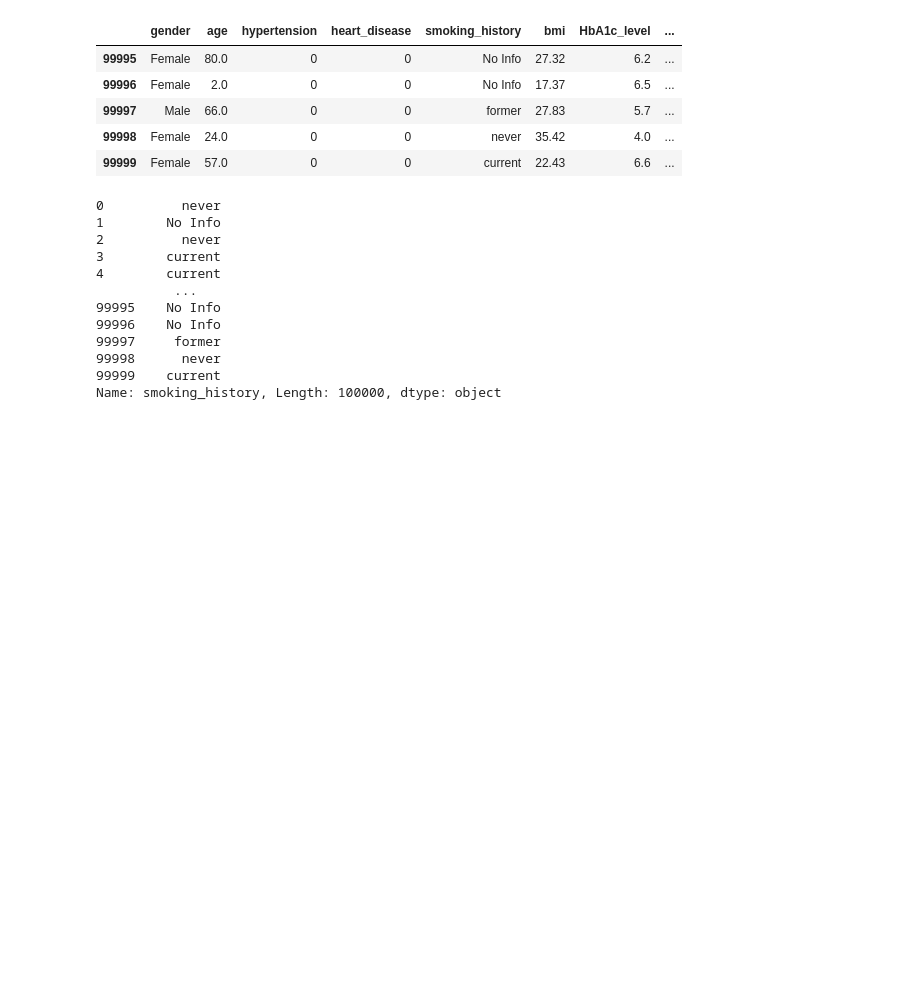
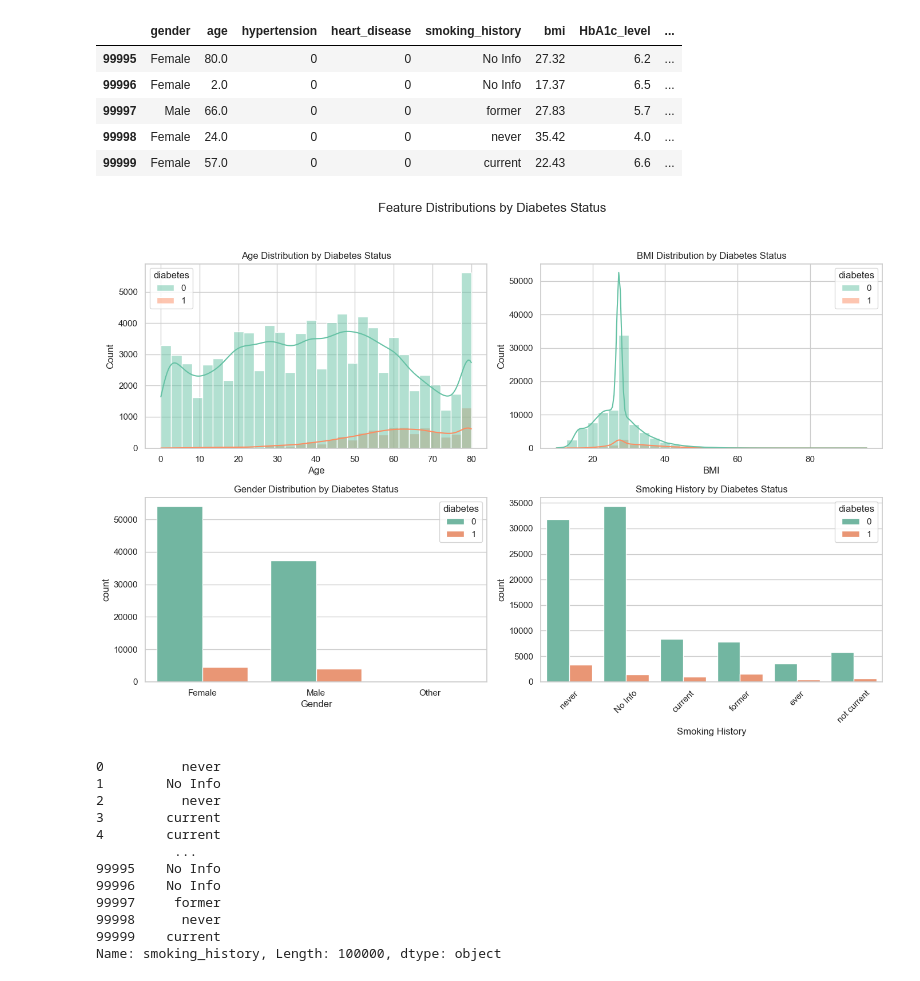
Before and after one commit to ElmWill/diabetic_predictor, a Jupyter notebook: main.ipynb, the cells around one changed output. Saved outputs shown, nothing was run; the diff lists cells and outputs as text; code cells hidden in the pictures; blank space fills up the shorter version.

Commit message:
data visualisation and label changes

```diff
--- a/main.ipynb
+++ b/main.ipynb
@@ -46,6 +47,38 @@ df.tail()
 | 99997 | Male | 66.0 | 0 | 0 | former | 27.83 | 5.7 | ... |
 | 99998 | Female | 24.0 | 0 | 0 | never | 35.42 | 4.0 | ... |
 | 99999 | Female | 57.0 | 0 | 0 | current | 22.43 | 6.6 | ... |
+# %%
+import matplotlib.pyplot as plt
+import seaborn as sns
+
+fig, axes = plt.subplots(2, 2, figsize=(14, 10))
+
+# Age distribution
+sns.histplot(data=df, x='age', hue='diabetes', bins=30, ax=axes[0, 0], kde=True, palette='Set2')
+axes[0, 0].set_title('Age Distribution by Diabetes Status')
+axes[0, 0].set_xlabel('Age')
+
+# BMI distribution
+sns.histplot(data=df, x='bmi', hue='diabetes', bins=30, ax=axes[0, 1], kde=True, palette='Set2')
+axes[0, 1].set_title('BMI Distribution by Diabetes Status')
+axes[0, 1].set_xlabel('BMI')
+
+# Gender countplot
+sns.countplot(data=df, x='gender', hue='diabetes', ax=axes[1, 0], palette='Set2')
+axes[1, 0].set_title('Gender Distribution by Diabetes Status')
+axes[1, 0].set_xlabel('Gender')
+
+# Smoking history countplot
+sns.countplot(data=df, x='smoking_history', hue='diabetes', ax=axes[1, 1], palette='Set2')
+axes[1, 1].set_title('Smoking History by Diabetes Status')
+axes[1, 1].set_xlabel('Smoking History')
+axes[1, 1].tick_params(axis='x', rotation=45)
+
+fig.suptitle('Feature Distributions by Diabetes Status', fontsize=16)
+plt.tight_layout(rect=[0, 0.03, 1, 0.95])
+plt.show()
+# %% [output]
+[figure, added]
 # %%
 df['smoking_history']
 # %% [output]
```
Also changed, not shown: parts of 3 cells of this notebook, 1 other file.
